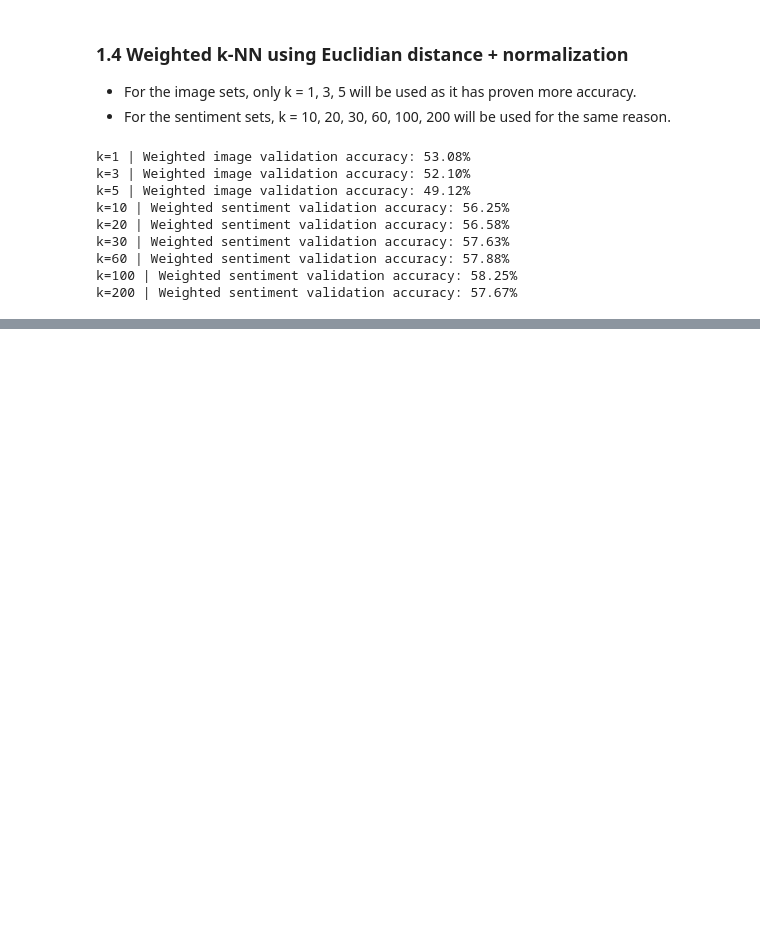
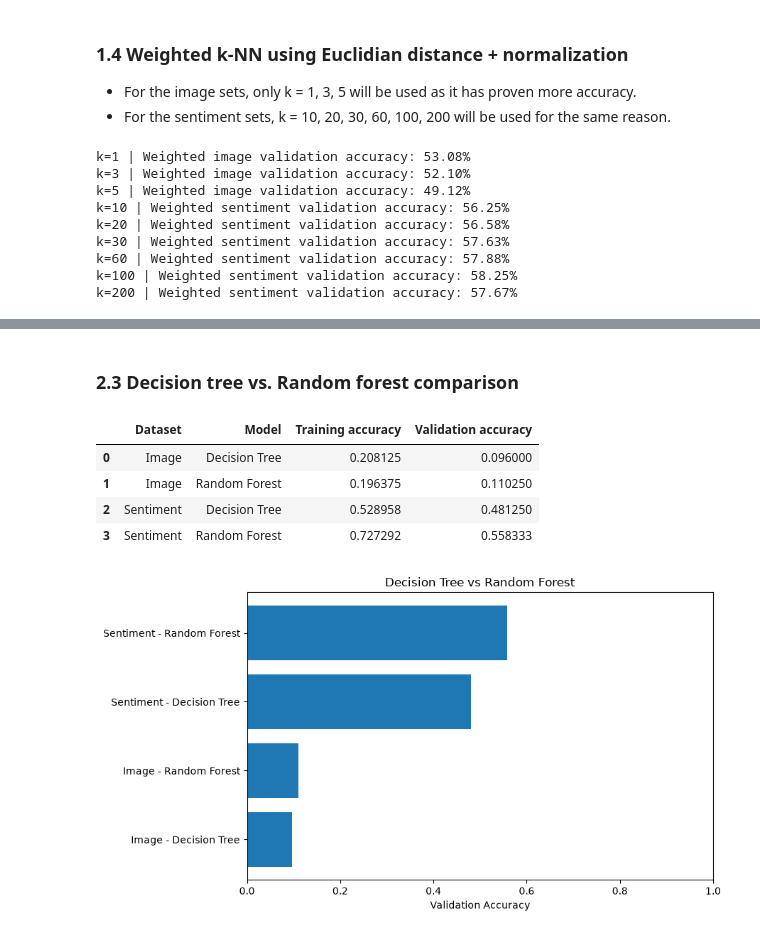
Before and after one commit to COMP472-Fall2026/Team11_NN, a Jupyter notebook: 02_supervised_models.ipynb, the cells around one changed output, grey strips where cells are left out. Cells and saved outputs as stored; diff of their text form; code cells hidden in the pictures; blank space fills up the shorter version.

```diff
--- a/02_supervised_models.ipynb
+++ b/02_supervised_models.ipynb
@@ -113,0 +130,17 @@ k=200 | Weighted sentiment validation accuracy: 57.67%
+# %%
+# setting up the datasets for decision tree model
+SEED_TREE = 42
+
+DATASETS_TREE = {
+    "Image": (
+        X_img_train, X_img_val,
+        y_img_train, y_img_val
+    ),
+    "Sentiment": (
+        X_sent_train, X_sent_val,
+        y_sent_train, y_sent_val
+    )
+}
+
+for name, (Xtr, Xva, ytr, yva) in DATASETS_TREE.items():
+    print(f"{name}: {Xtr.shape} training, {Xva.shape} validation")
@@ -113,0 +364,53 @@ k=200 | Weighted sentiment validation accuracy: 57.67%
+# %% [markdown]
+### 2.3 Decision tree vs. Random forest comparison
+# %%
+comparison_rows = []
+
+for dataset, (Xtr, Xva, ytr, yva) in DATASETS_TREE.items():
+
+    models = [
+        ("Decision Tree", best_trees[dataset]),
+        ("Random Forest", best_forests[dataset])
+    ]
+
+    for model_name, model in models:
+
+        comparison_rows.append({
+            "Dataset": dataset,
+            "Model": model_name,
+            "Training accuracy": accuracy_score(
+                ytr, model.predict(Xtr)
+            ),
+            "Validation accuracy": accuracy_score(
+                yva, model.predict(Xva)
+            )
+        })
+
+comparison_df = pd.DataFrame(comparison_rows)
+
+display(comparison_df)
+
+plt.figure(figsize=(9, 5))
+
+labels = [
+    f"{row['Dataset']} - {row['Model']}"
+    for _, row in comparison_df.iterrows()
+]
+
+plt.barh(
+    labels,
+    comparison_df["Validation accuracy"]
+)
+
+plt.xlabel("Validation Accuracy")
+plt.title("Decision Tree vs Random Forest")
+plt.xlim(0, 1)
+plt.tight_layout()
+plt.show()
+# %% [output]
+|  | Dataset | Model | Training accuracy | Validation accuracy |
+| 0 | Image | Decision Tree | 0.208125 | 0.096000 |
+| 1 | Image | Random Forest | 0.196375 | 0.110250 |
+| 2 | Sentiment | Decision Tree | 0.528958 | 0.481250 |
+| 3 | Sentiment | Random Forest | 0.727292 | 0.558333 |
+[figure, added]
```
Also changed, not shown: parts of 12 cells of this notebook, 4 other files.
